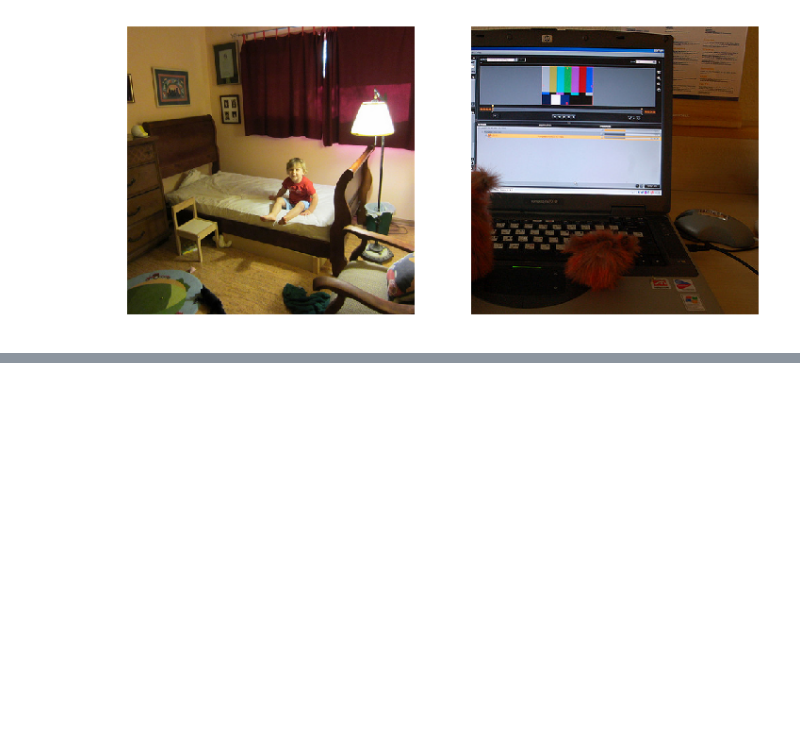
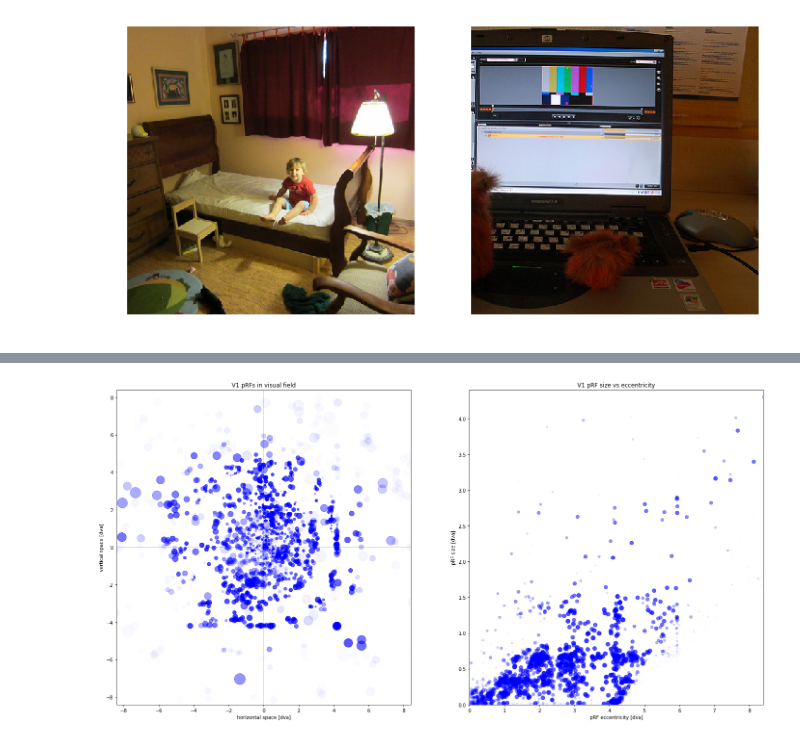
Before and after one commit to tknapen/nsd_access, a Jupyter notebook: tryout.ipynb, the cells around one changed output, grey strips where cells are left out. Saved outputs shown, nothing was run; the diff lists cells and outputs as text; code cells hidden in the pictures; blank space fills up the shorter version.

```diff
--- a/tryout.ipynb
+++ b/tryout.ipynb
@@ -94,0 +167,43 @@ index created!
+# %%
+prf_polar_angle, prf_ecc, prf_size, prf_rsq = (nsda.read_mapper_results(subject='subj01',
+                                           mapper='prf',
+                                           data_type=dt,
+                                           data_format='func1pt8mm') for dt in ('angle', 'eccentricity', 'size', 'R2'))
+
+floc_faces_t = nsda.read_mapper_results(subject='subj01',
+                                        mapper='floc',
+                                        data_type='facestval',
+                                        data_format='func1pt8mm')
+
+# but, these mapper data are not yet available for fsaverage
+# nsda.read_mapper_results(subject='subj01', mapper='prf', data_type='angle', data_format='fsaverage')
+# %%
+# convert to cartesian and [0,1] rsq for alphas
+v1_x, v1_y = (np.sin(np.radians(prf_polar_angle[v1_mask]))*prf_ecc[v1_mask],
+              np.cos(np.radians(prf_polar_angle[v1_mask]))*prf_ecc[v1_mask])
+v1_rsq = prf_rsq[v1_mask]/100
+v1_rsq[v1_rsq<0] = 0
+
+# coloring for rsq
+rgba_colors = np.zeros((v1_x.shape[0], 4))
+rgba_colors[:,2] = 1.0 # make blue
+rgba_colors[:,3] = v1_rsq # the rsq is alpha
+
+# plot
+f, s = plt.subplots(1, 2, figsize=(24,12))
+s[0].scatter(v1_x, v1_y, s=100*prf_size[v1_mask], color=rgba_colors)
+s[0].set_title('V1 pRFs in visual field')
+s[0].set_xlim([-8.4,8.4])
+s[0].set_ylim([-8.4,8.4])
+s[0].axvline(0, -15, 15, c='k', lw=0.25)
+s[0].axhline(0, -15, 15, c='k', lw=0.25)
+s[0].set_xlabel('horizontal space [dva]')
+s[0].set_ylabel('vertical space [dva]')
+s[1].set_title('V1 pRF size vs eccentricity')
+s[1].set_xlim([0,8.4])
+s[1].set_ylim([0,4.4])
+s[1].set_xlabel('pRF eccentricity [dva]')
+s[1].set_ylabel('pRF size [dva]')
+s[1].scatter(prf_ecc[v1_mask], prf_size[v1_mask], s=100*v1_rsq, color=rgba_colors);
+# %% [output]
+[figure, added]
```
Also changed, not shown: parts of 10 cells of this notebook, 1 other file.
